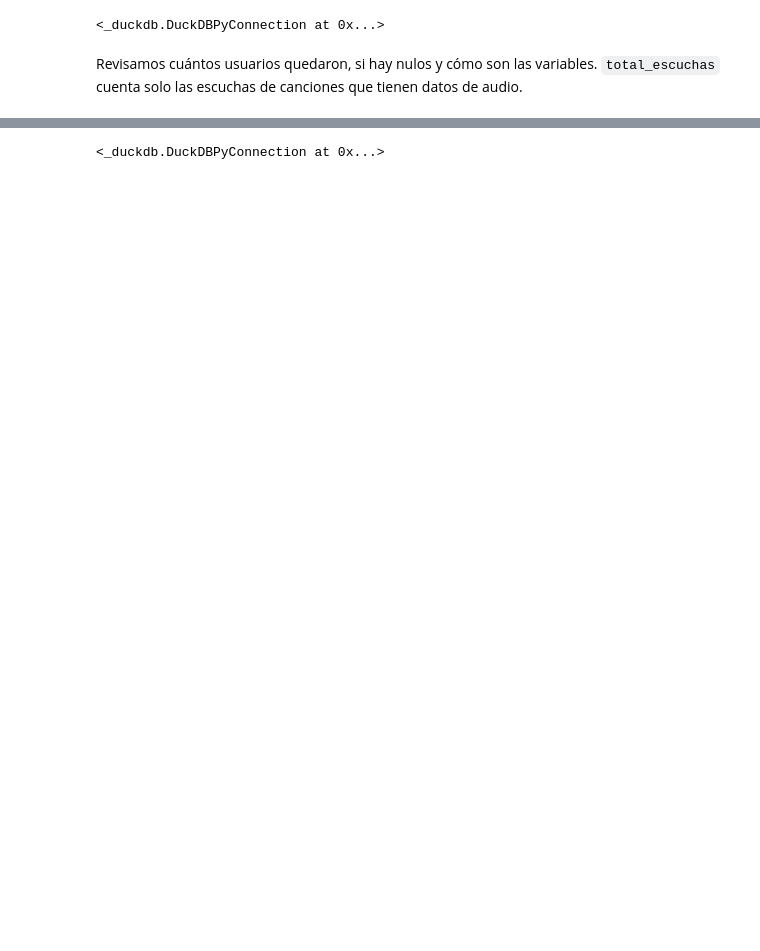
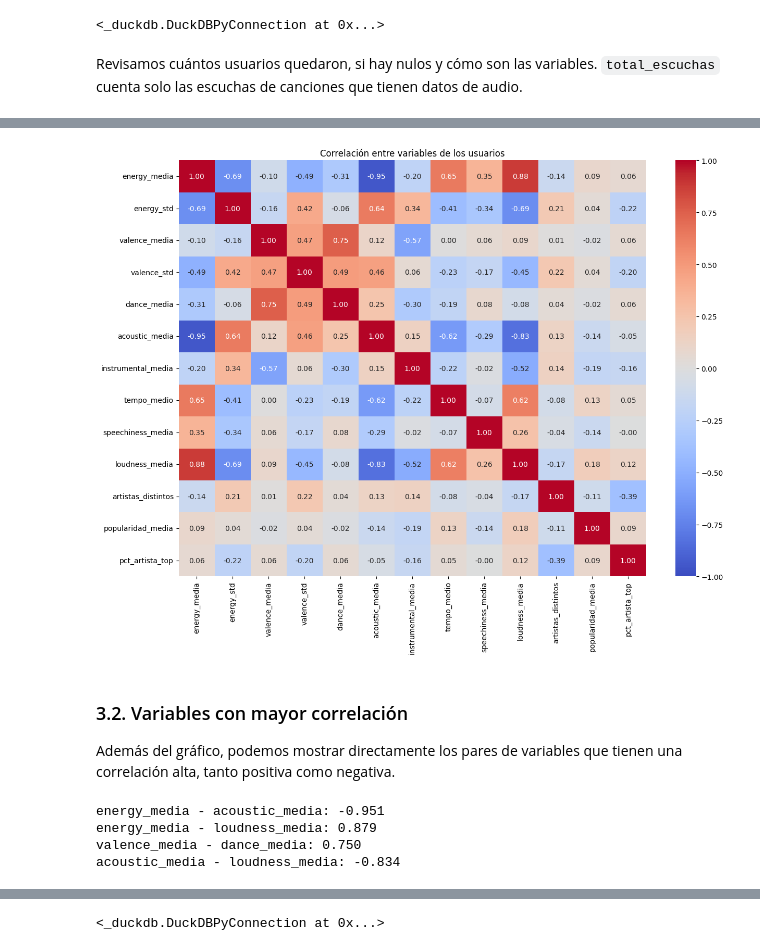
Before and after one commit to marianagrau99/musica-por-pais, a Jupyter notebook: mineria/03_vistas_minables_ml.ipynb, the cells around one changed output, grey strips where cells are left out. Cells and saved outputs as stored; diff of their text form; code cells hidden in the pictures; blank space fills up the shorter version.

Commit message:
modifico vista minable de sistema de recomendacion y agrego algunos graficos para ver correlacion de variables

```diff
--- a/mineria/03_vistas_minables_ml.ipynb
+++ b/mineria/03_vistas_minables_ml.ipynb
@@ -187,0 +225,66 @@ vista_usuarios.head()
+# %%
+import matplotlib.pyplot as plt
+import seaborn as sns
+
+# Cargamos la tabla de usuarios
+vista_usuarios = q(f"""
+    SELECT *
+    FROM {ruta_sql('vista_usuarios')}
+""")
+
+# Seleccionamos las posibles variables para el clustering
+variables_clustering = [
+    "energy_media",
+    "energy_std",
+    "valence_media",
+    "valence_std",
+    "dance_media",
+    "acoustic_media",
+    "instrumental_media",
+    "tempo_medio",
+    "speechiness_media",
+    "loudness_media",
+    "artistas_distintos",
+    "popularidad_media",
+    "pct_artista_top"
+]
+
+# Calculamos la matriz de correlación de Pearson
+corr = vista_usuarios[variables_clustering].corr()
+
+# Graficamos la matriz de correlación
+plt.figure(figsize=(13, 10))
+
+sns.heatmap(
+    corr,
+    annot=True,
+    fmt=".2f",
+    cmap="coolwarm",
+    center=0,
+    vmin=-1,
+    vmax=1
+)
+
+plt.title("Correlación entre variables de los usuarios")
+plt.tight_layout()
+plt.show()
+# %% [output]
+[figure, added]
+# %% [markdown]
+### 3.2. Variables con mayor correlación
+Además del gráfico, podemos mostrar directamente los pares de variables que tienen una correlación alta, tanto positiva como negativa.
+# %%
+# Mostramos los pares de variables con una correlación
+# mayor o igual a 0.7 en valor absoluto
+
+for i in range(len(corr.columns)):
+    for j in range(i + 1, len(corr.columns)):
+        valor = corr.iloc[i, j]
+
+        if abs(valor) >= 0.7:
+            print(f"{corr.columns[i]} - {corr.columns[j]}: {valor:.3f}")
+# %% [output]
+energy_media - acoustic_media: -0.951
+energy_media - loudness_media: 0.879
+valence_media - dance_media: 0.750
+acoustic_media - loudness_media: -0.834
```
Also changed, not shown: parts of 19 cells of this notebook, 1 other file.
